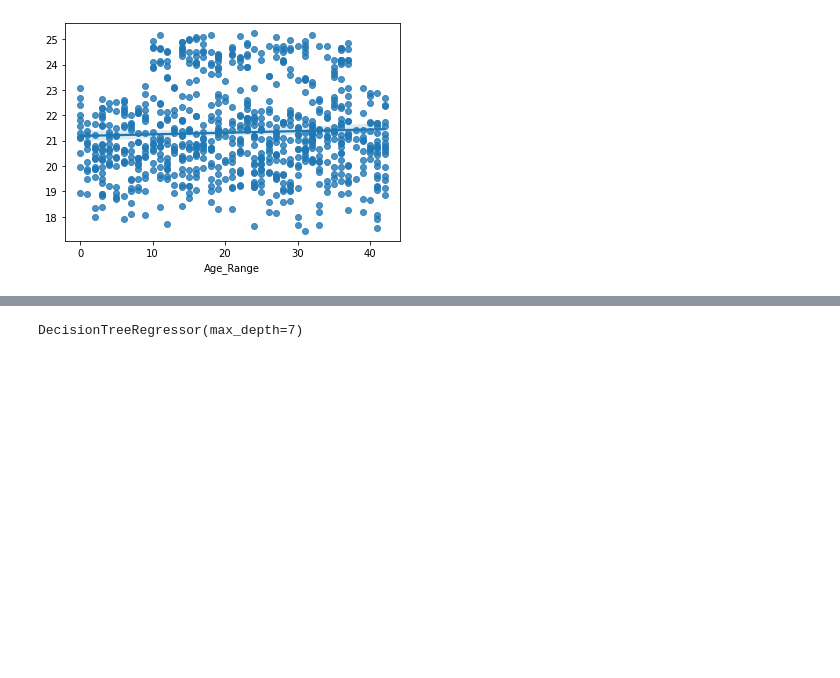
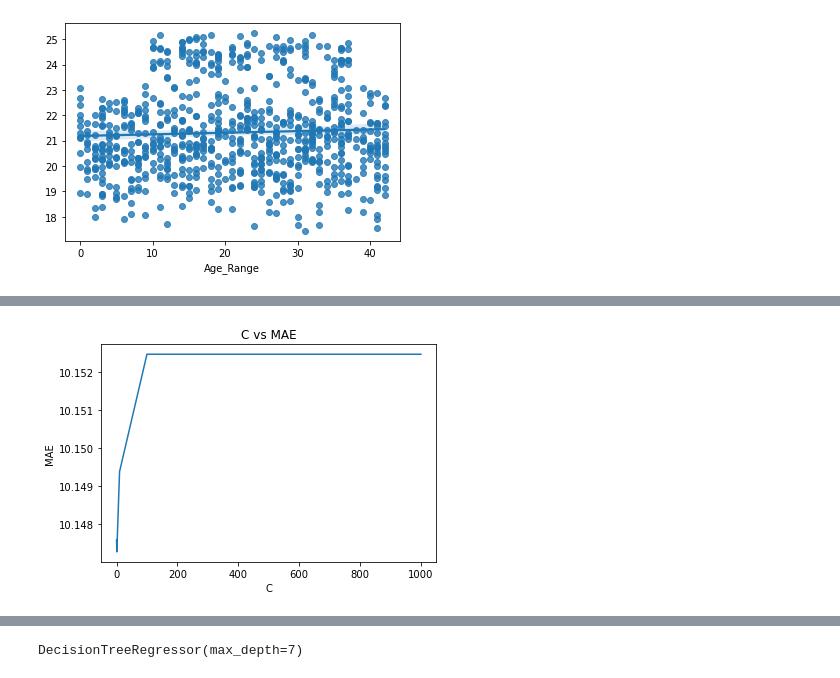
Before and after one commit to KelvinTee168/Data_Mining_Project, a Jupyter notebook: Project.ipynb, the cells around one changed output, grey strips where cells are left out. Saved outputs shown, nothing was run; the diff lists cells and outputs as text; code cells hidden in the pictures; blank space fills up the shorter version.

```diff
--- a/Project.ipynb
+++ b/Project.ipynb
@@ -3819,0 +3836,16 @@ sns.regplot(y_test, y_pred, data=new_df1).figure.savefig('SVR.png')
+# %%
+cs = [0.1, 1, 10, 100, 1000]
+svr_mae = []
+for c in cs:
+    svr = SVR(kernel = 'rbf', C=c, gamma = 'auto')
+    svr.fit(X_train, y_train)
+    svr_y_pred = svr.predict(X_test)
+    svr_mae.append(mean_absolute_error(y_test, svr_y_pred))
+
+plt.plot(cs, svr_mae)
+plt.xlabel('C')
+plt.ylabel('MAE')
+plt.title('C vs MAE').figure.savefig('c_vs_mae.png')
+plt.show()
+# %% [output]
+[figure, added]
```
Also changed, not shown: parts of 24 cells of this notebook, 20 other files.
